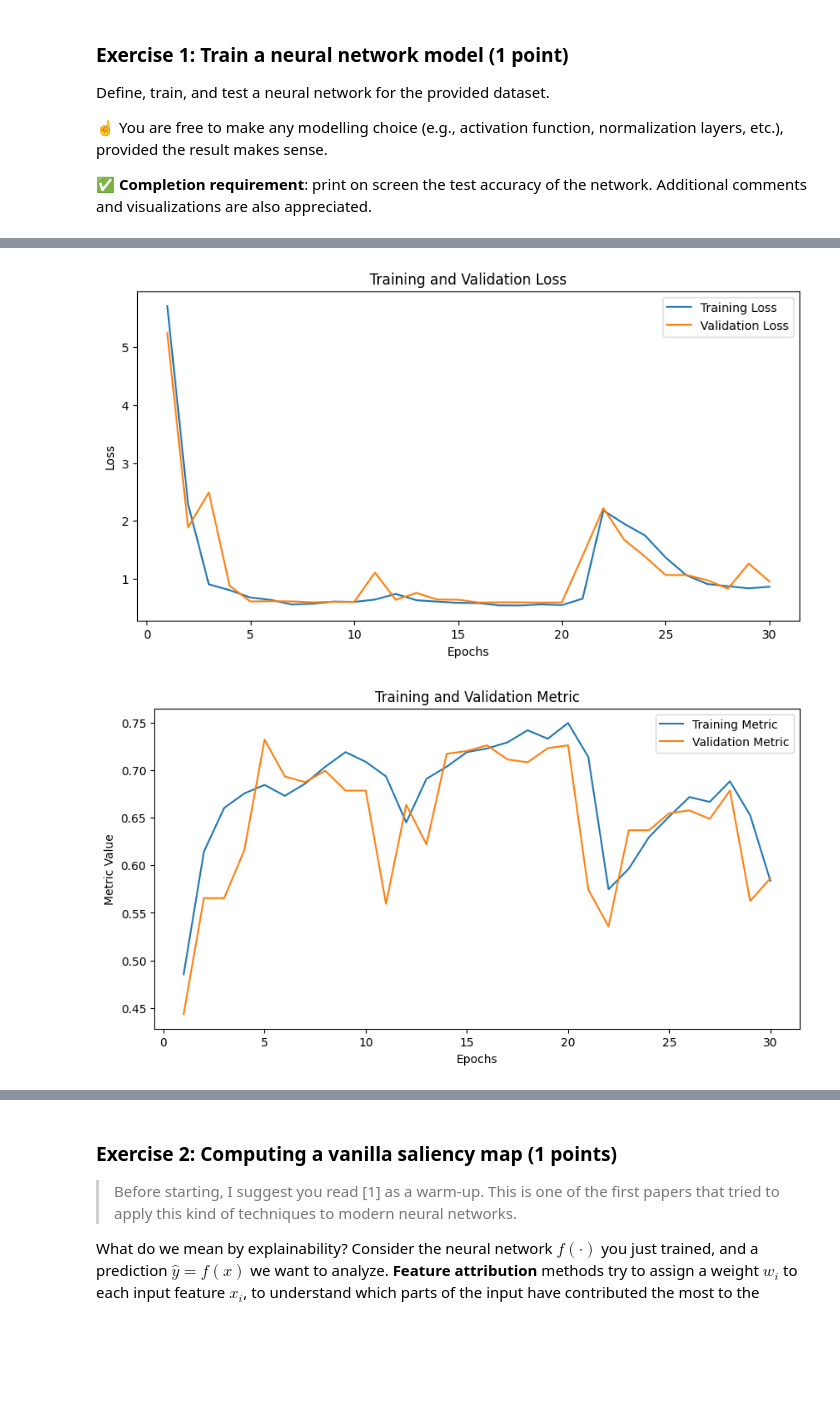
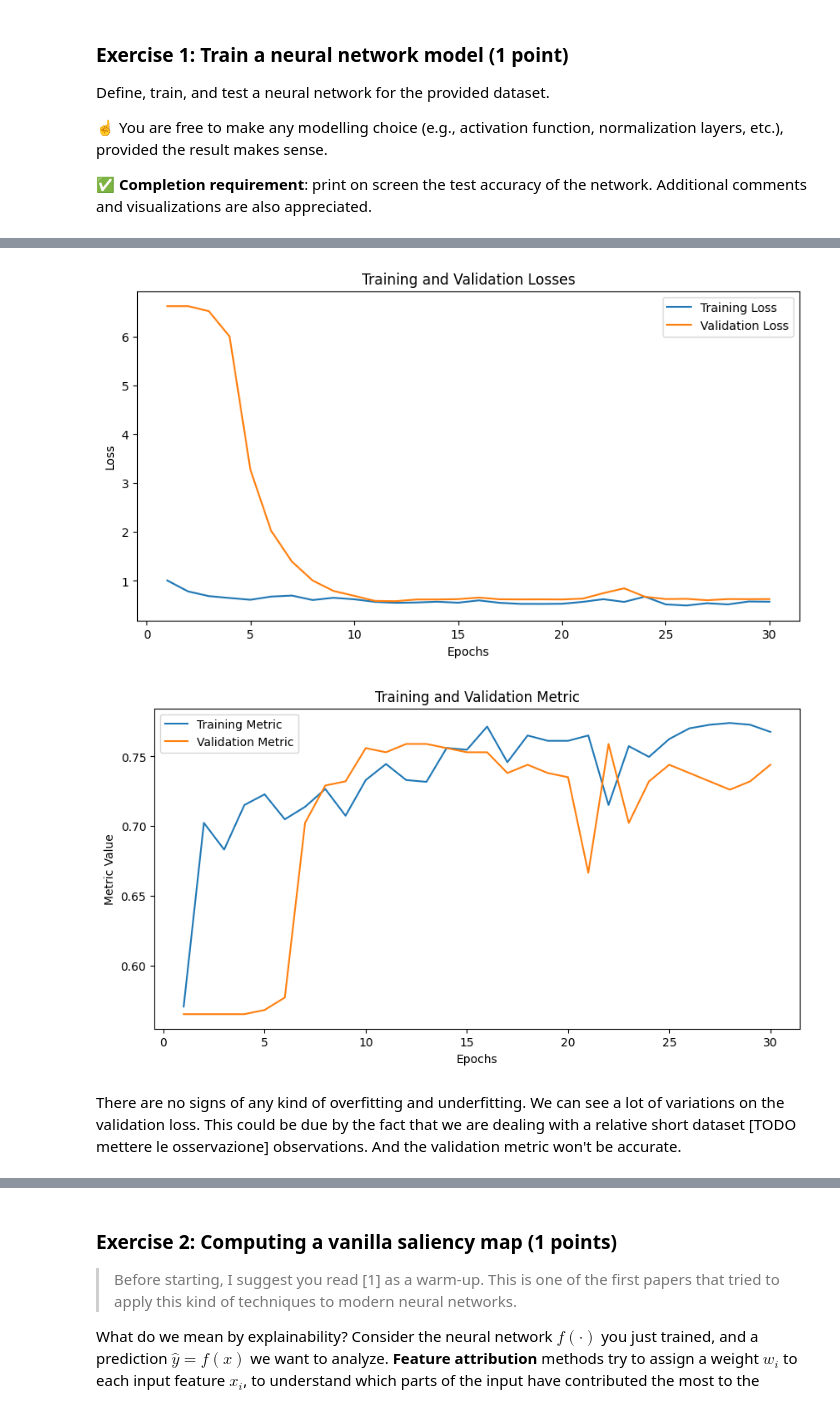
Before and after one commit to PaoloBarba/NN_Homework_1, a Jupyter notebook: NNDS_2023_Homework.ipynb, the cells around one changed output, grey strips where cells are left out. Cells and saved outputs as stored; diff of their text form; code cells hidden in the pictures; blank space fills up the shorter version.

```diff
--- a/NNDS_2023_Homework.ipynb
+++ b/NNDS_2023_Homework.ipynb
@@ -134,7 +145,7 @@ from sklearn.preprocessing import StandardScaler
 
 model = Sequential([
     BatchNormalization(),
-    Dense(256, activation='relu'),
+    Dense(256, activation='relu',input_shape=(1,11)),
     Dense(1),
 ])
 
@@ -164,31 +183,35 @@ Epoch 30/30
 # %%
+# Compute the training & validation loss
 train_loss = fitted_model.history['loss']
 val_loss = fitted_model.history['val_loss']
-train_metric = fitted_model.history['accuracy']  # Replace 'your_metric' with the name of your metric
-val_metric = fitted_model.history['val_accuracy']  # Replace 'your_metric' with the name of your metric
+# Compute the training & validation accuracy
+train_metric = fitted_model.history['accuracy']
+val_metric = fitted_model.history['val_accuracy']
 
 # Plot the training loss
 plt.figure(figsize=(10, 5))
 plt.plot(np.arange(1, len(train_loss)+1), train_loss, label='Training Loss')
 plt.plot(np.arange(1, len(val_loss)+1), val_loss, label='Validation Loss')
 plt.xlabel('Epochs')
 plt.ylabel('Loss')
-plt.title('Training and Validation Loss')
+plt.title('Training and Validation Losses')
 plt.legend()
 plt.show()
 
 # Plot the training metric
 plt.figure(figsize=(10, 5))
 plt.plot(np.arange(1, len(train_metric)+1), train_metric, label='Training Metric')
 plt.plot(np.arange(1, len(val_metric)+1), val_metric, label='Validation Metric')
 plt.xlabel('Epochs')
 plt.ylabel('Metric Value')
 plt.title('Training and Validation Metric')
 plt.legend()
 plt.show()
 # %% [output]
-[figure, old version]
+[figure, new version]
-[figure, old version]
+[figure, new version]
+# %% [markdown]
+There are no signs of any kind of overfitting and underfitting. We can see a lot of variations on the validation loss. This could be due by the fact that we are dealing with a relative short dataset [TODO mettere le osservazione] observations. And the validation metric won't be accurate.
 # %%
 # TODO: test the neural network and print the result on screen.
 # Evaluate the model on the test set
```
Also changed, not shown: parts of 18 cells of this notebook.
